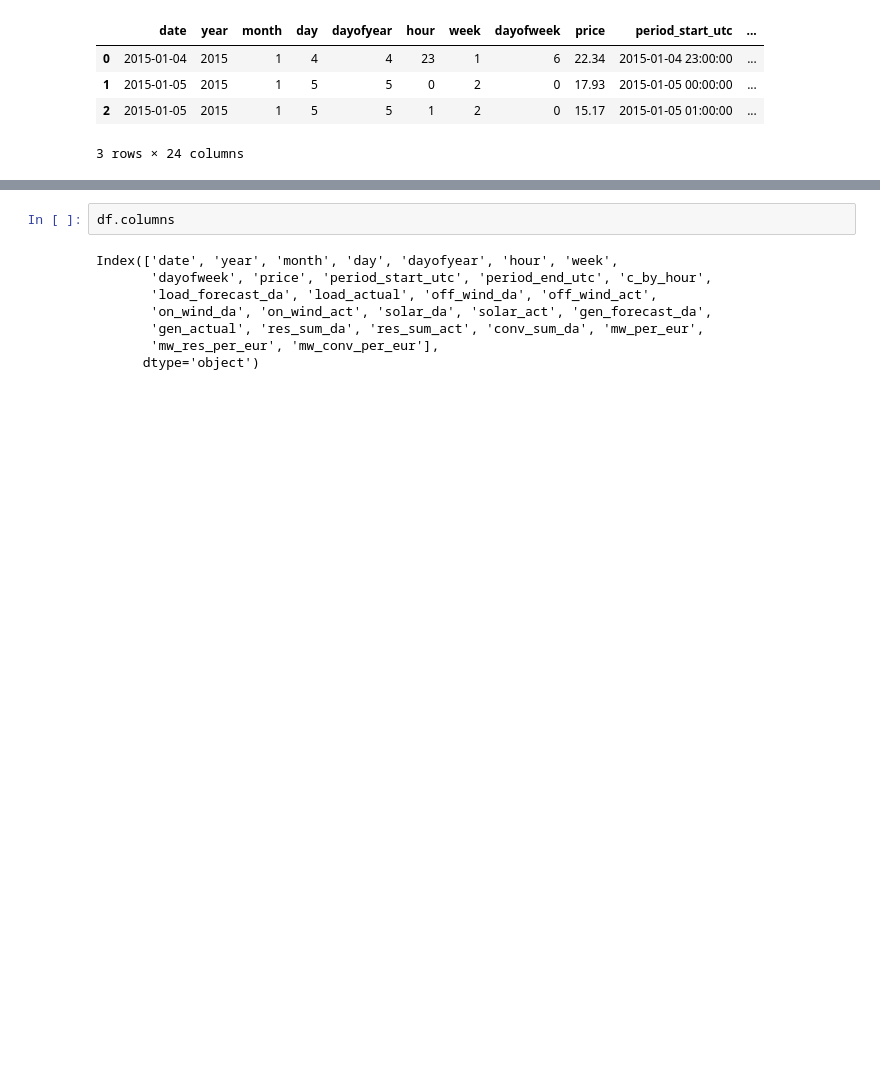
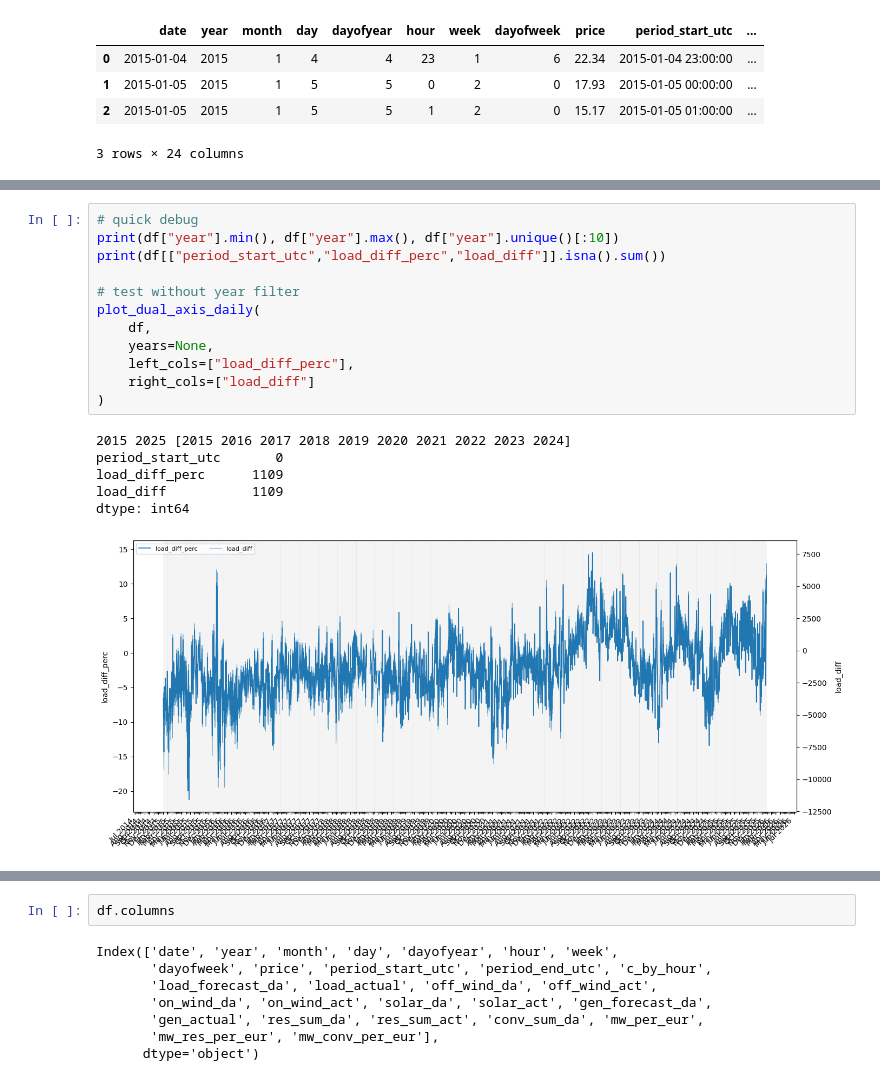
Before and after one commit to lksy-hash/ai-for-energy, a Jupyter notebook: notebook/03_eda/03_plot_02_basic_graphs.ipynb, the cells around one changed output, grey strips where cells are left out. Cells and saved outputs as stored; diff of their text form; blank space fills up the shorter version.

```diff
--- a/notebook/03_eda/03_plot_02_basic_graphs.ipynb
+++ b/notebook/03_eda/03_plot_02_basic_graphs.ipynb
@@ -48,0 +150,19 @@ df["res_diff_perc"] = (df["res_diff"]) / df["res_sum_da"].replace(0, pd.NA) * 10
+# %%
+# quick debug
+print(df["year"].min(), df["year"].max(), df["year"].unique()[:10])
+print(df[["period_start_utc","load_diff_perc","load_diff"]].isna().sum())
+
+# test without year filter
+plot_dual_axis_daily(
+    df,
+    years=None,
+    left_cols=["load_diff_perc"],
+    right_cols=["load_diff"]
+)
+# %% [output]
+2015 2025 [2015 2016 2017 2018 2019 2020 2021 2022 2023 2024]
+period_start_utc       0
+load_diff_perc      1109
+load_diff           1109
+dtype: int64
+[figure, added]
```
Also changed, not shown: parts of 8 cells of this notebook, 7 other files.
